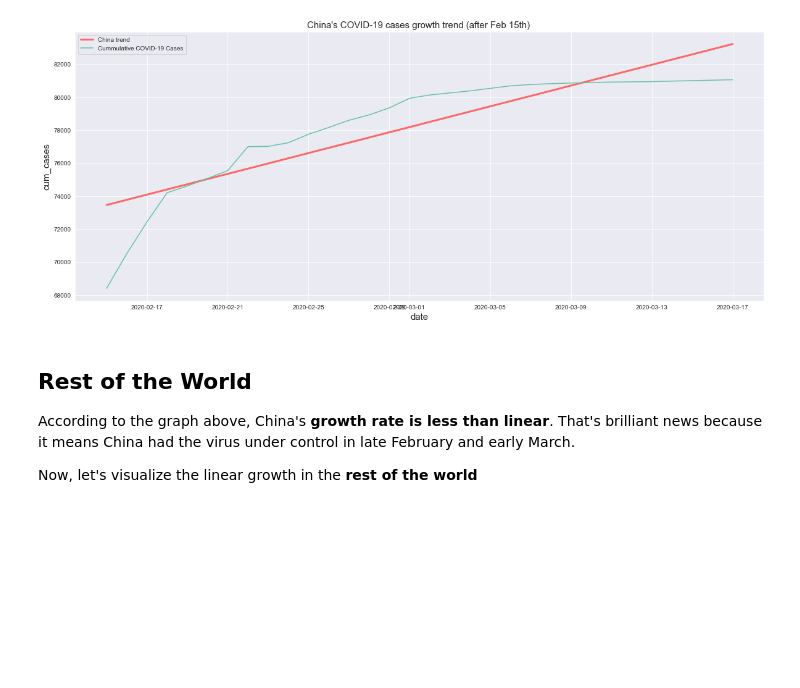
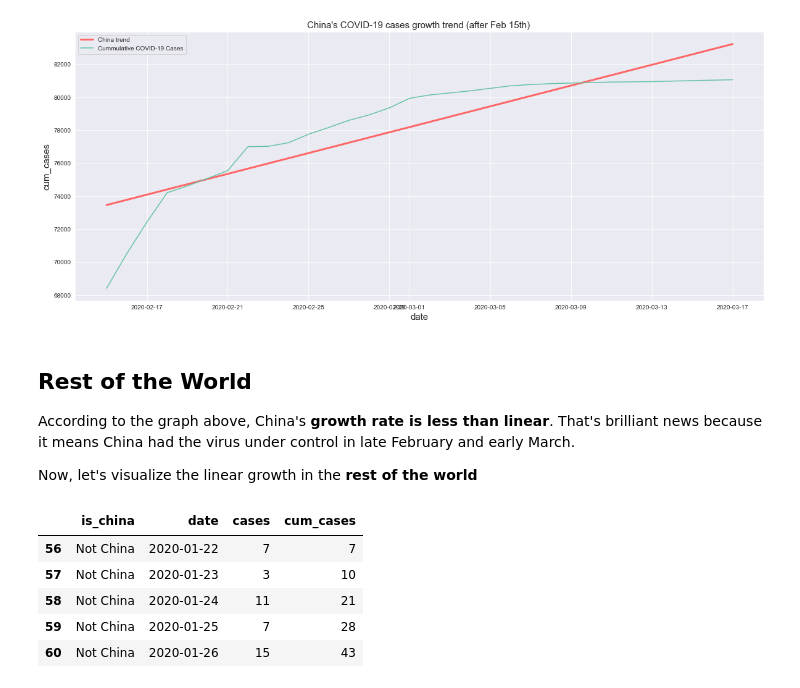
Before and after one commit to sushii2001/COVID-19_Visualization, a Jupyter notebook: covid-19_visualization.ipynb, the cells around one changed output. Cells and saved outputs as stored; diff of their text form; code cells hidden in the pictures; blank space fills up the shorter version.

```diff
--- a/covid-19_visualization.ipynb
+++ b/covid-19_visualization.ipynb
@@ -215,0 +230,11 @@ plt.show()
+# %%
+# Change the date in `world_trend` into pandas datetime
+world_trend.date = pd.to_datetime(world_trend.date)
+world_trend.head()
+# %% [output]
+|  | is_china | date | cases | cum_cases |
+| 56 | Not China | 2020-01-22 | 7 | 7 |
+| 57 | Not China | 2020-01-23 | 3 | 10 |
+| 58 | Not China | 2020-01-24 | 11 | 21 |
+| 59 | Not China | 2020-01-25 | 7 | 28 |
+| 60 | Not China | 2020-01-26 | 15 | 43 |
```
Also changed, not shown: parts of 7 cells of this notebook.
